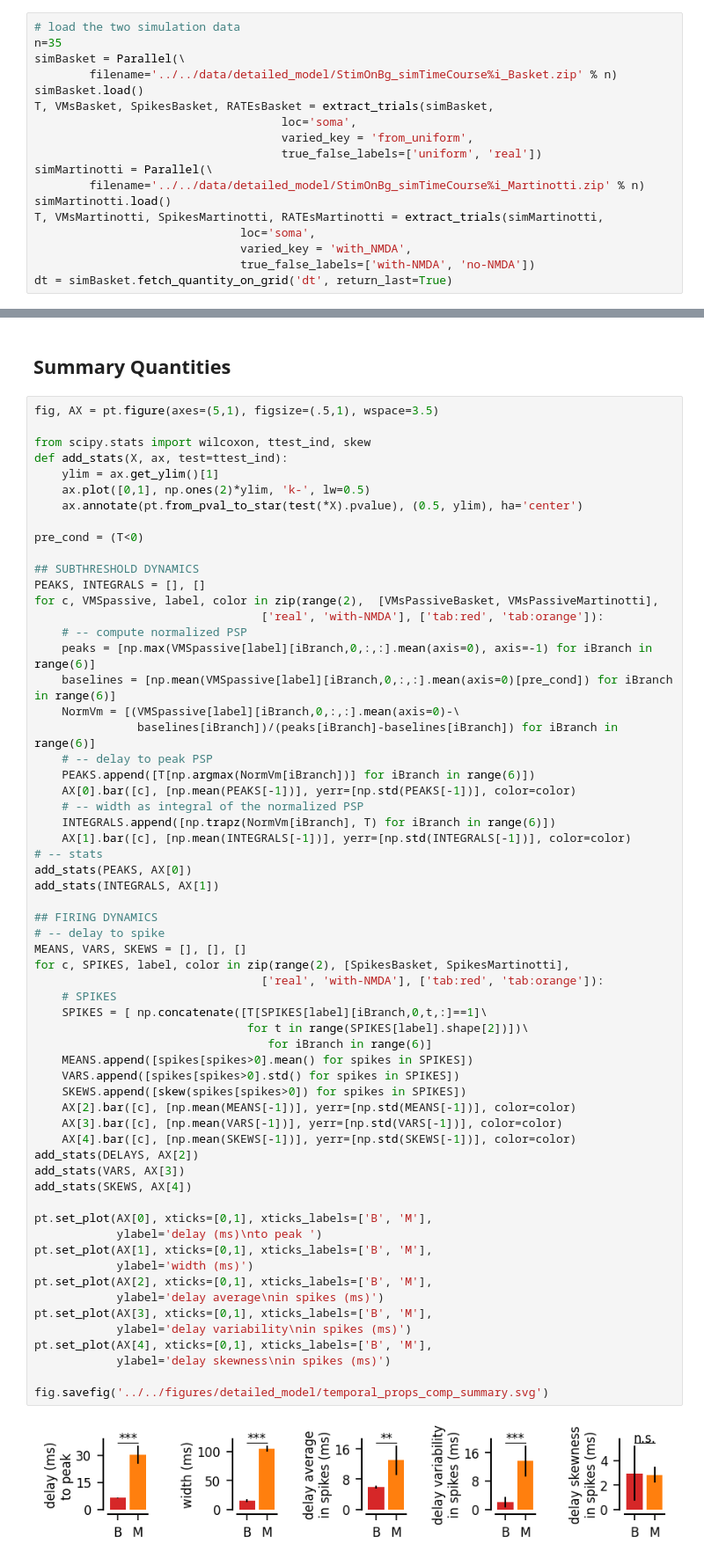
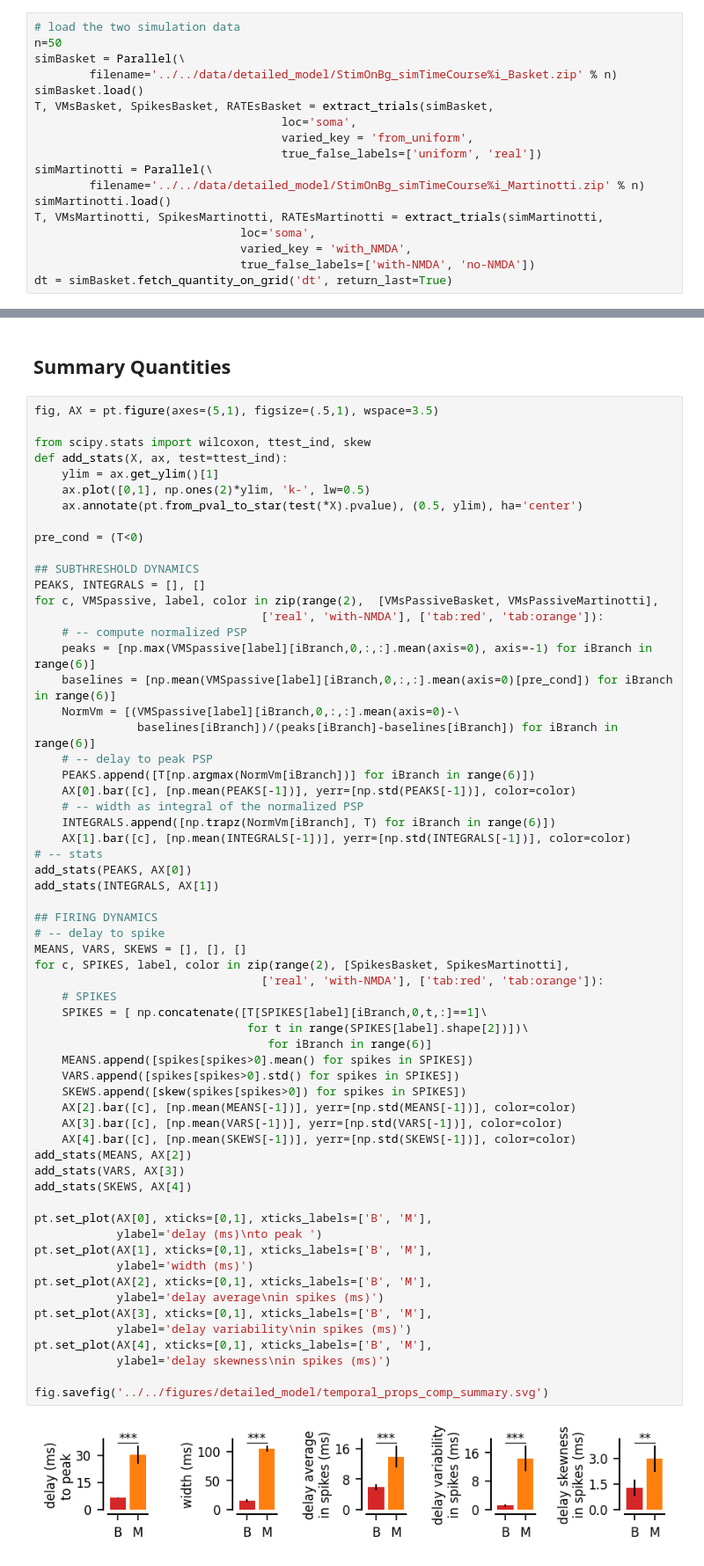
Before and after one commit to yzerlaut/pv-sst-dendrites, a Jupyter notebook: biophysical_modelling/detailed_model/Stim-on-Background.ipynb, the cells around one changed output, grey strips where cells are left out. Shown: that part at 88% size. Cells and saved outputs as stored; diff of their text form.

````diff
--- a/biophysical_modelling/detailed_model/Stim-on-Background.ipynb
+++ b/biophysical_modelling/detailed_model/Stim-on-Background.ipynb
@@ -359,7 +359,7 @@ python stim_on_background.py -c Martinotti --nCluster 35 --bgStimFreq 5e-4 --bgF
 ```
 # %%
 # load the two simulation data
-n=35
+n=50
 simBasket = Parallel(\
         filename='../../data/detailed_model/StimOnBg_simTimeCourse%i_Basket.zip' % n)
 simBasket.load()
@@ -602,32 +602,32 @@ add_stats(INTEGRALS, AX[1])
 # -- delay to spike
 MEANS, VARS, SKEWS = [], [], []
 for c, SPIKES, label, color in zip(range(2), [SpikesBasket, SpikesMartinotti],
                                  ['real', 'with-NMDA'], ['tab:red', 'tab:orange']):
     # SPIKES
     SPIKES = [ np.concatenate([T[SPIKES[label][iBranch,0,t,:]==1]\
                                for t in range(SPIKES[label].shape[2])])\
                                   for iBranch in range(6)]
     MEANS.append([spikes[spikes>0].mean() for spikes in SPIKES])
     VARS.append([spikes[spikes>0].std() for spikes in SPIKES])
     SKEWS.append([skew(spikes[spikes>0]) for spikes in SPIKES])
     AX[2].bar([c], [np.mean(MEANS[-1])], yerr=[np.std(MEANS[-1])], color=color)
     AX[3].bar([c], [np.mean(VARS[-1])], yerr=[np.std(VARS[-1])], color=color)
     AX[4].bar([c], [np.mean(SKEWS[-1])], yerr=[np.std(SKEWS[-1])], color=color)
-add_stats(DELAYS, AX[2])
+add_stats(MEANS, AX[2])
 add_stats(VARS, AX[3])
 add_stats(SKEWS, AX[4])
 
 pt.set_plot(AX[0], xticks=[0,1], xticks_labels=['B', 'M'],
             ylabel='delay (ms)\nto peak ')
 pt.set_plot(AX[1], xticks=[0,1], xticks_labels=['B', 'M'],
             ylabel='width (ms)')
 pt.set_plot(AX[2], xticks=[0,1], xticks_labels=['B', 'M'],
             ylabel='delay average\nin spikes (ms)')
 pt.set_plot(AX[3], xticks=[0,1], xticks_labels=['B', 'M'],
             ylabel='delay variability\nin spikes (ms)')
 pt.set_plot(AX[4], xticks=[0,1], xticks_labels=['B', 'M'],
             ylabel='delay skewness\nin spikes (ms)')
 
 fig.savefig('../../figures/detailed_model/temporal_props_comp_summary.svg')
 # %% [output]
-[figure, old version]
+[figure, new version]
````
Also changed, not shown: parts of 3 cells of this notebook, 1 other file.
